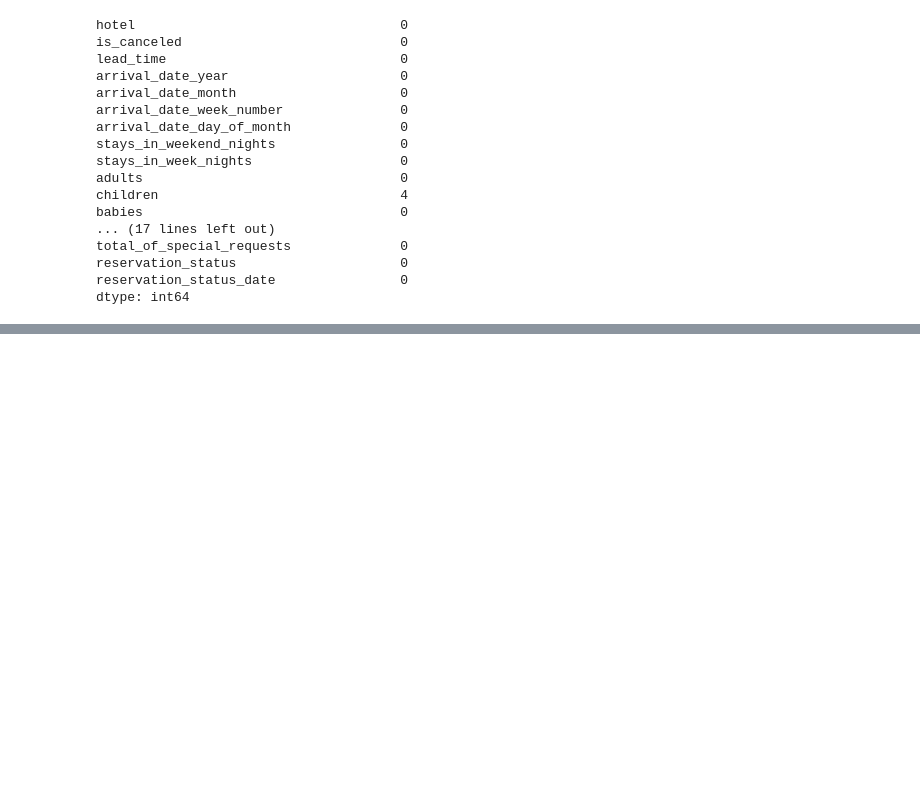
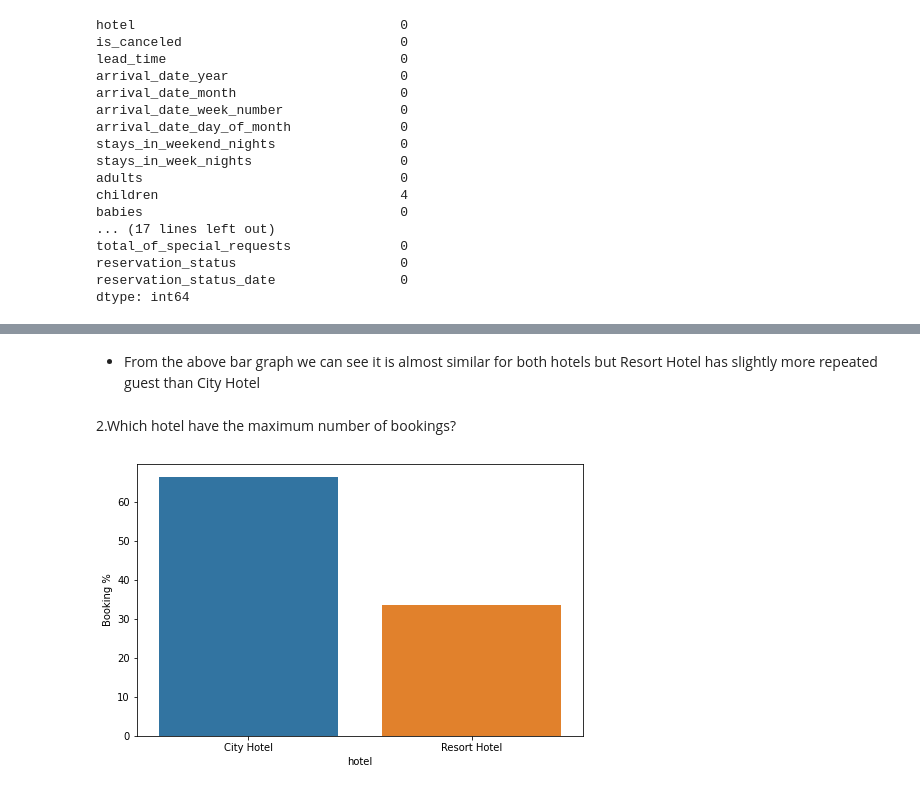
Before and after one commit to sushmitasardar/Tesla-code-EDA-project.1, a Jupyter notebook: Copy_of_Hotel_Booking_Analysis_Capstone_Project.ipynb, the cells around one changed output, grey strips where cells are left out. Saved outputs shown, nothing was run; the diff lists cells and outputs as text; code cells hidden in the pictures; blank space fills up the shorter version.

```diff
--- a/Copy_of_Hotel_Booking_Analysis_Capstone_Project.ipynb
+++ b/Copy_of_Hotel_Booking_Analysis_Capstone_Project.ipynb
@@ -117,0 +186,15 @@ dtype: int64
+# %% [markdown]
+
+
+* From the above bar graph we can see it is almost similar for both hotels but Resort Hotel has slightly more repeated guest than City Hotel
+# %% [markdown]
+2.Which hotel have the maximum number of bookings?
+# %%
+# Calculating the percentage of booking in each hotel
+grouped_by_hotel = hotel_df.groupby('hotel')
+d1 = pd.DataFrame((grouped_by_hotel.size()/hotel_df.shape[0])*100).reset_index().rename(columns = {0:'Booking %'})
+plt.figure(figsize = (8,5))
+sns.barplot(x = d1['hotel'], y = d1['Booking %'] )
+plt.show()
+# %% [output]
+[figure, added]
```
Also changed, not shown: parts of 33 cells of this notebook.
